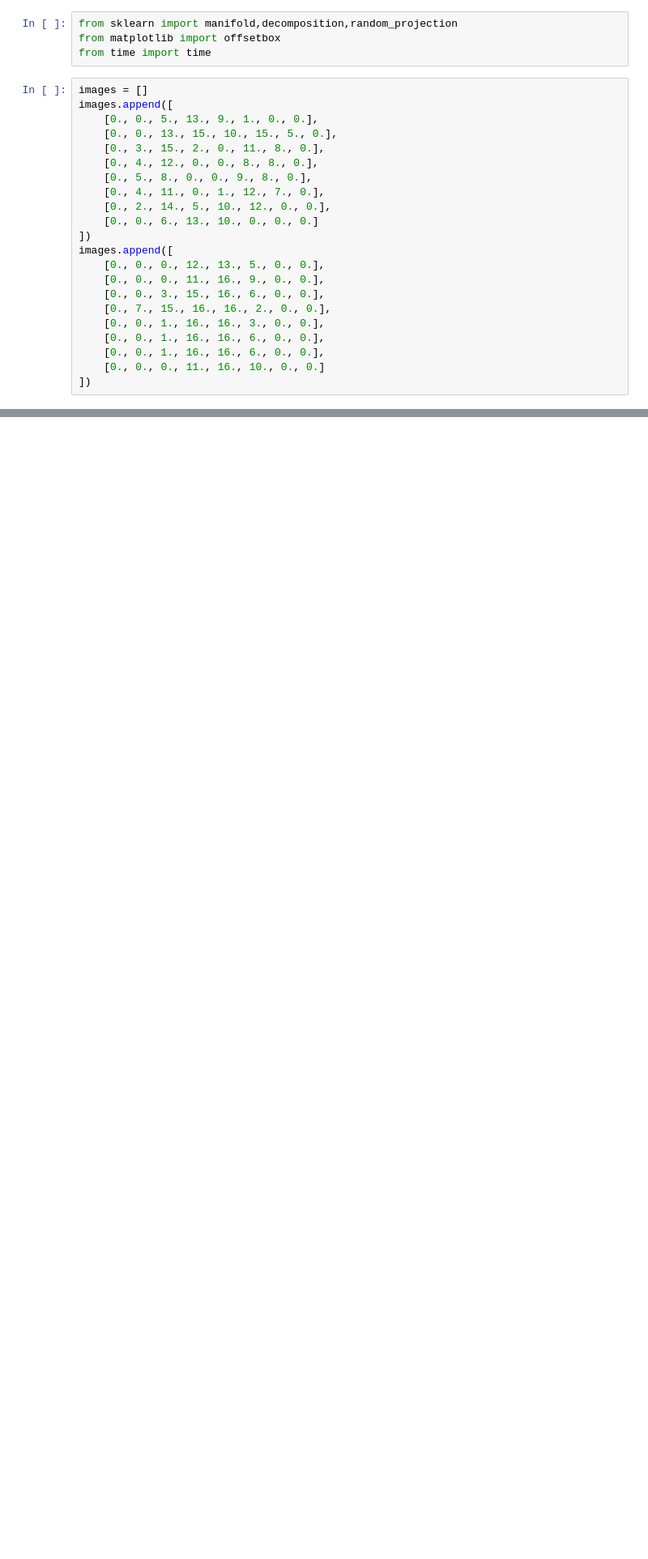
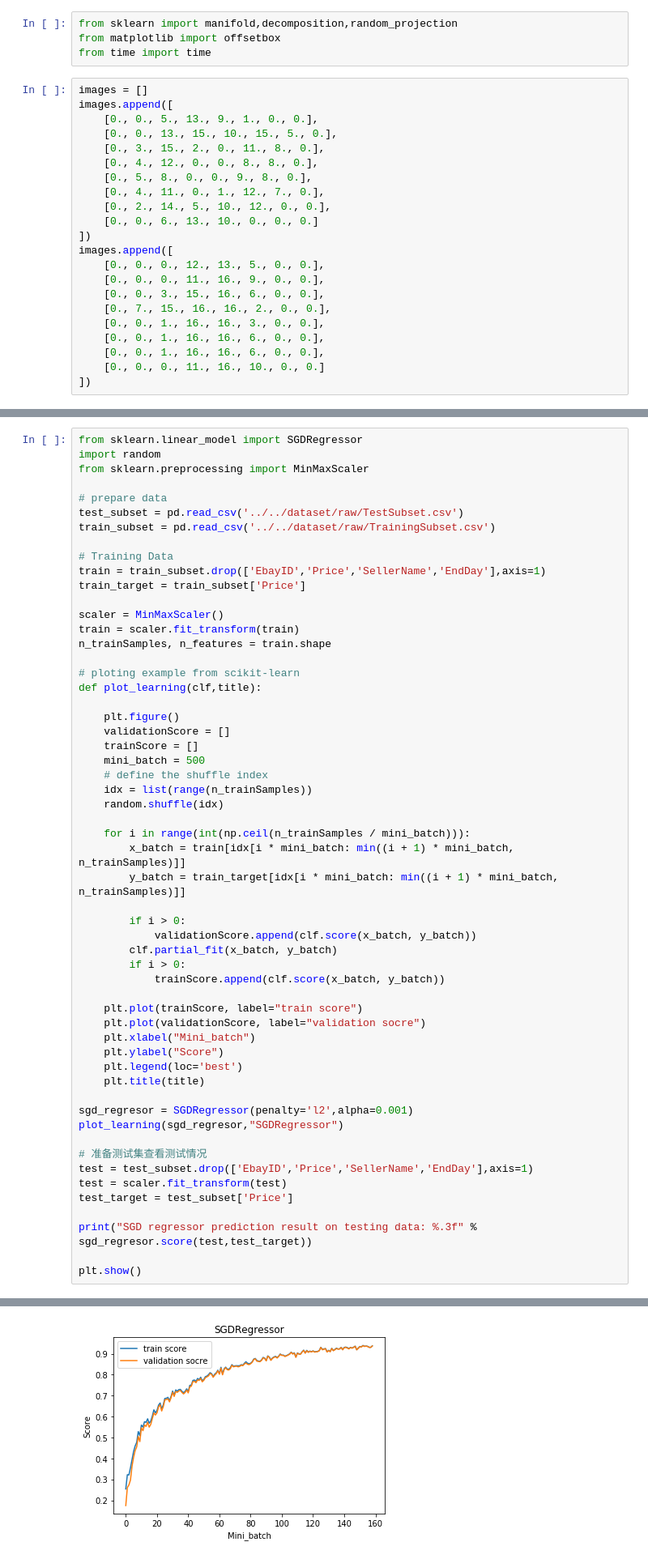
Before and after one commit to jobsjiang/machine-learning, a Jupyter notebook: daily_code/scikit-learn实现ebay数据分析.ipynb, the cells around one changed output, grey strips where cells are left out. Shown: that part at 81% size. Drawn from its saved outputs; the diff is of its cells as text; blank space fills up the shorter version.

```diff
--- a/daily_code/scikit-learn实现ebay数据分析.ipynb
+++ b/daily_code/scikit-learn实现ebay数据分析.ipynb
@@ -138,0 +195,57 @@ def plot_embedding(X,title=None):
+# %%
+from sklearn.linear_model import SGDRegressor
+import random
+from sklearn.preprocessing import MinMaxScaler
+
+# prepare data
+test_subset = pd.read_csv('../../dataset/raw/TestSubset.csv')
+train_subset = pd.read_csv('../../dataset/raw/TrainingSubset.csv')
+
+# Training Data
+train = train_subset.drop(['EbayID','Price','SellerName','EndDay'],axis=1)
+train_target = train_subset['Price']
+
+scaler = MinMaxScaler()
+train = scaler.fit_transform(train)
+n_trainSamples, n_features = train.shape
+
+# ploting example from scikit-learn
+def plot_learning(clf,title):
+
+    plt.figure()
+    validationScore = []
+    trainScore = []
+    mini_batch = 500
+    # define the shuffle index
+    idx = list(range(n_trainSamples))
+    random.shuffle(idx)
+
+    for i in range(int(np.ceil(n_trainSamples / mini_batch))):
+        x_batch = train[idx[i * mini_batch: min((i + 1) * mini_batch, n_trainSamples)]]
+        y_batch = train_target[idx[i * mini_batch: min((i + 1) * mini_batch, n_trainSamples)]]
+
+        if i > 0:
+            validationScore.append(clf.score(x_batch, y_batch))
+        clf.partial_fit(x_batch, y_batch)
+        if i > 0:
+            trainScore.append(clf.score(x_batch, y_batch))
+
+    plt.plot(trainScore, label="train score")
+    plt.plot(validationScore, label="validation socre")
+    plt.xlabel("Mini_batch")
+    plt.ylabel("Score")
+    plt.legend(loc='best')
+    plt.title(title)
+
+sgd_regresor = SGDRegressor(penalty='l2',alpha=0.001)
+plot_learning(sgd_regresor,"SGDRegressor")
+
+# 准备测试集查看测试情况
+test = test_subset.drop(['EbayID','Price','SellerName','EndDay'],axis=1)
+test = scaler.fit_transform(test)
+test_target = test_subset['Price']
+
+print("SGD regressor prediction result on testing data: %.3f" % sgd_regresor.score(test,test_target))
+
+plt.show()
+# %% [output]
@@ -138,0 +253 @@ def plot_embedding(X,title=None):
+[figure, added]
```
Also changed, not shown: parts of 4 cells of this notebook.
